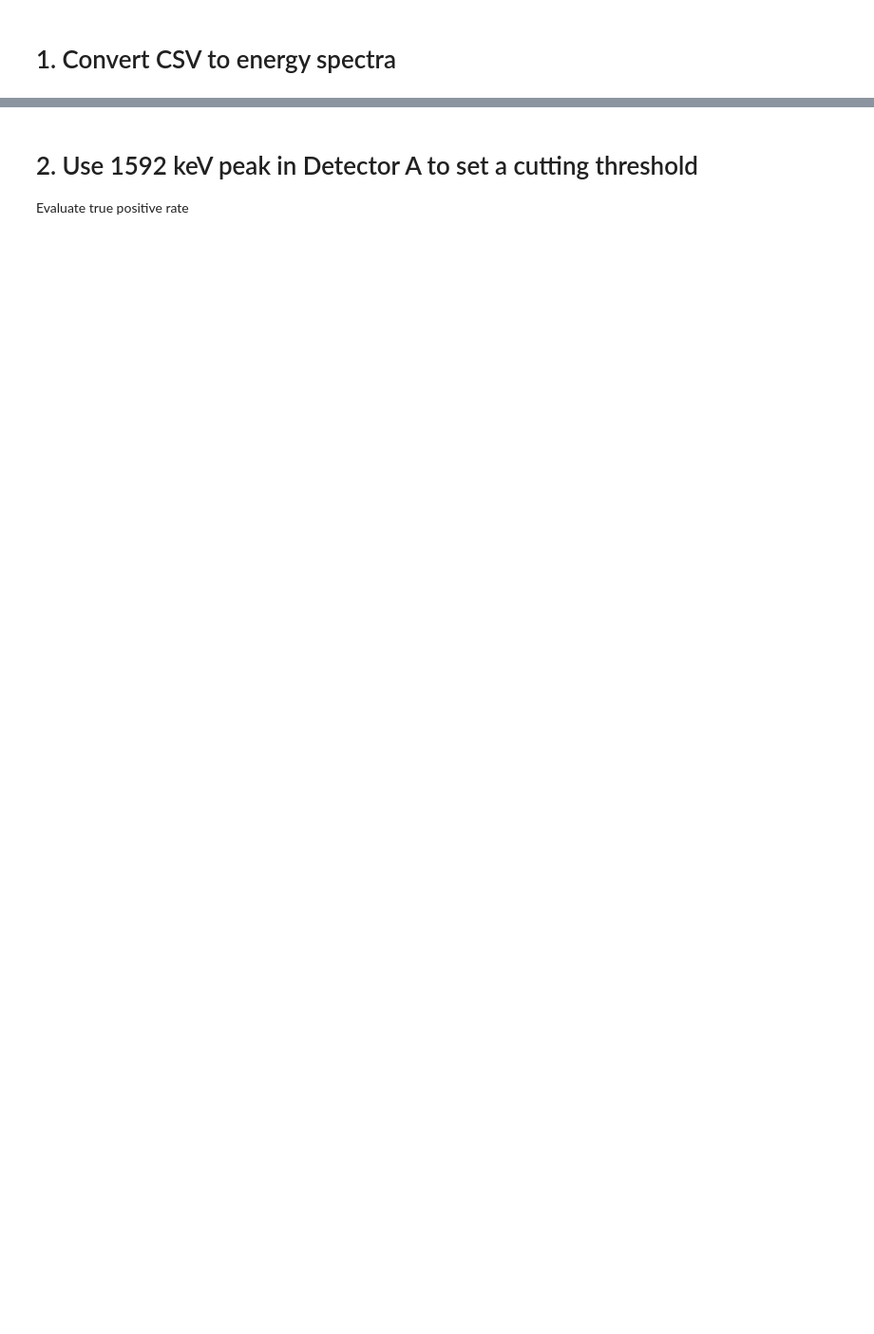
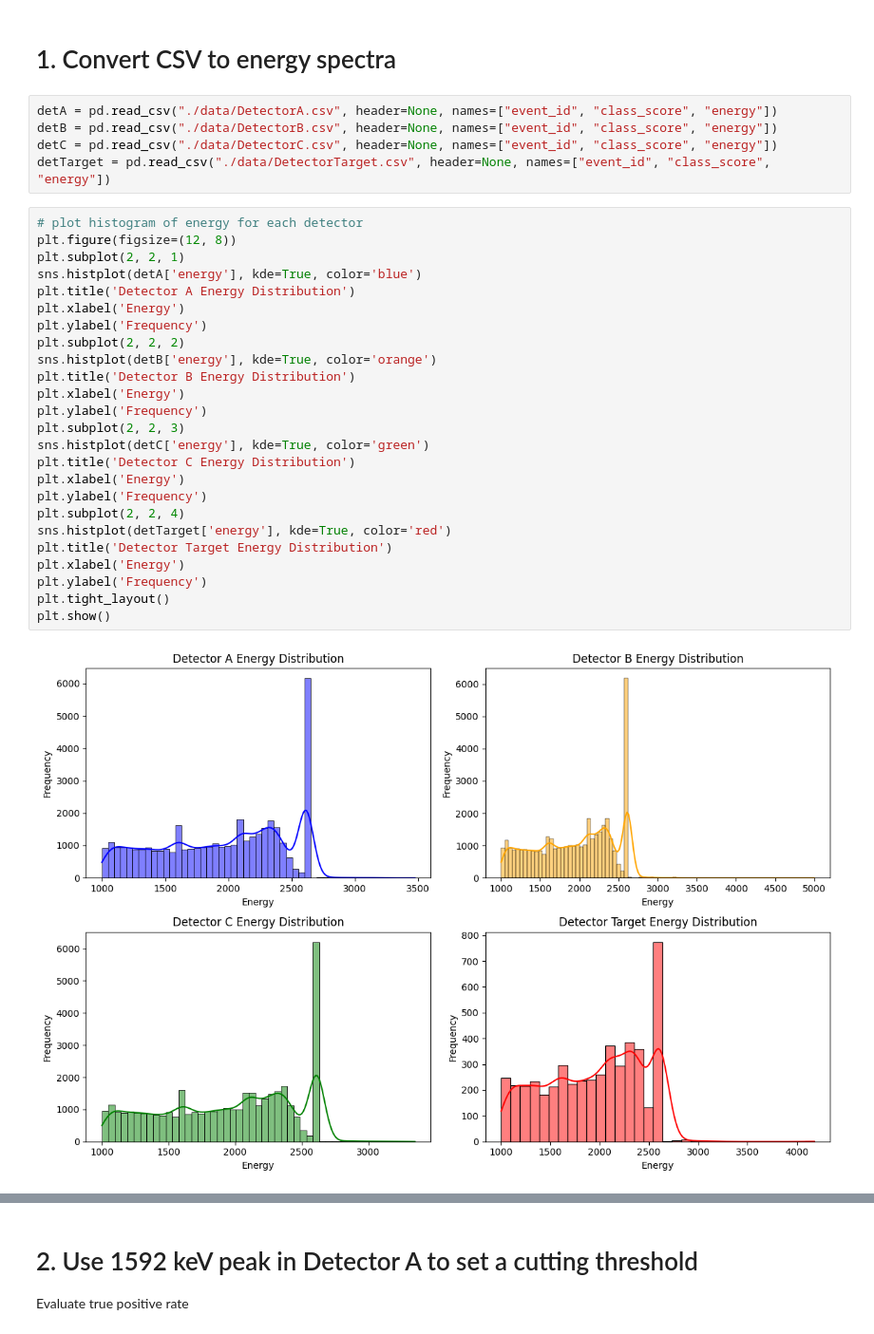
Before and after one commit to TangyKiwi/DSC-291-Final-Project, a Jupyter notebook: main.ipynb, the cells around one changed output, grey strips where cells are left out. Shown at 95% size. Saved outputs shown, nothing was run; the diff lists cells and outputs as text; blank space fills up the shorter version.

```diff
--- a/main.ipynb
+++ b/main.ipynb
@@ -3,2 +10,34 @@
 # %% [markdown]
 # 1. Convert CSV to energy spectra
+# %%
+detA = pd.read_csv("./data/DetectorA.csv", header=None, names=["event_id", "class_score", "energy"])
+detB = pd.read_csv("./data/DetectorB.csv", header=None, names=["event_id", "class_score", "energy"])
+detC = pd.read_csv("./data/DetectorC.csv", header=None, names=["event_id", "class_score", "energy"])
+detTarget = pd.read_csv("./data/DetectorTarget.csv", header=None, names=["event_id", "class_score", "energy"])
+# %%
+# plot histogram of energy for each detector
+plt.figure(figsize=(12, 8))
+plt.subplot(2, 2, 1)
+sns.histplot(detA['energy'], kde=True, color='blue')
+plt.title('Detector A Energy Distribution')
+plt.xlabel('Energy')
+plt.ylabel('Frequency')
+plt.subplot(2, 2, 2)
+sns.histplot(detB['energy'], kde=True, color='orange')
+plt.title('Detector B Energy Distribution')
+plt.xlabel('Energy')
+plt.ylabel('Frequency')
+plt.subplot(2, 2, 3)
+sns.histplot(detC['energy'], kde=True, color='green')
+plt.title('Detector C Energy Distribution')
+plt.xlabel('Energy')
+plt.ylabel('Frequency')
+plt.subplot(2, 2, 4)
+sns.histplot(detTarget['energy'], kde=True, color='red')
+plt.title('Detector Target Energy Distribution')
+plt.xlabel('Energy')
+plt.ylabel('Frequency')
+plt.tight_layout()
+plt.show()
+# %% [output]
+[figure, added]
```
Also changed, not shown: parts of 24 cells of this notebook, 1 other file.
